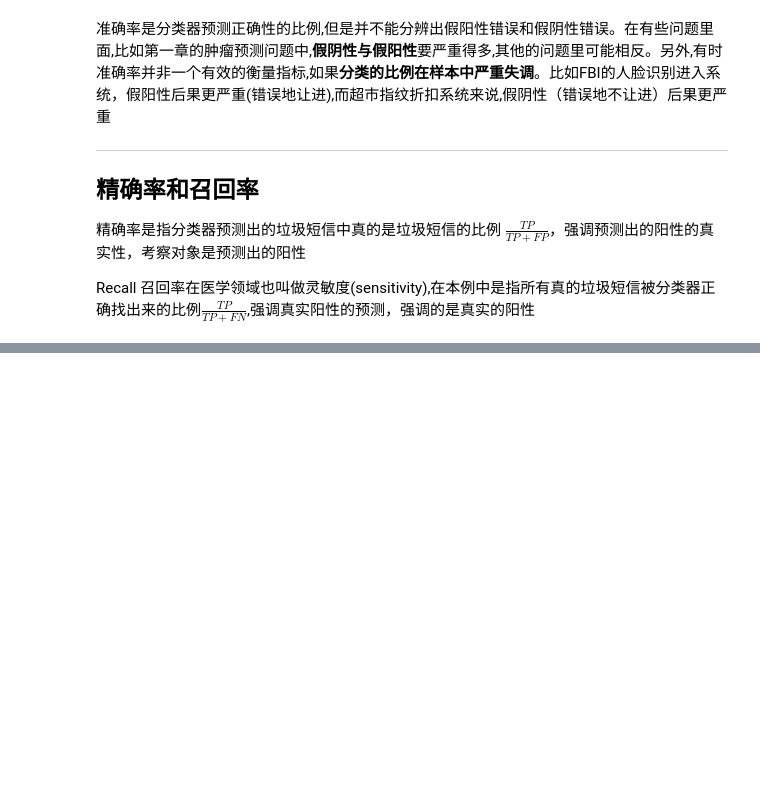
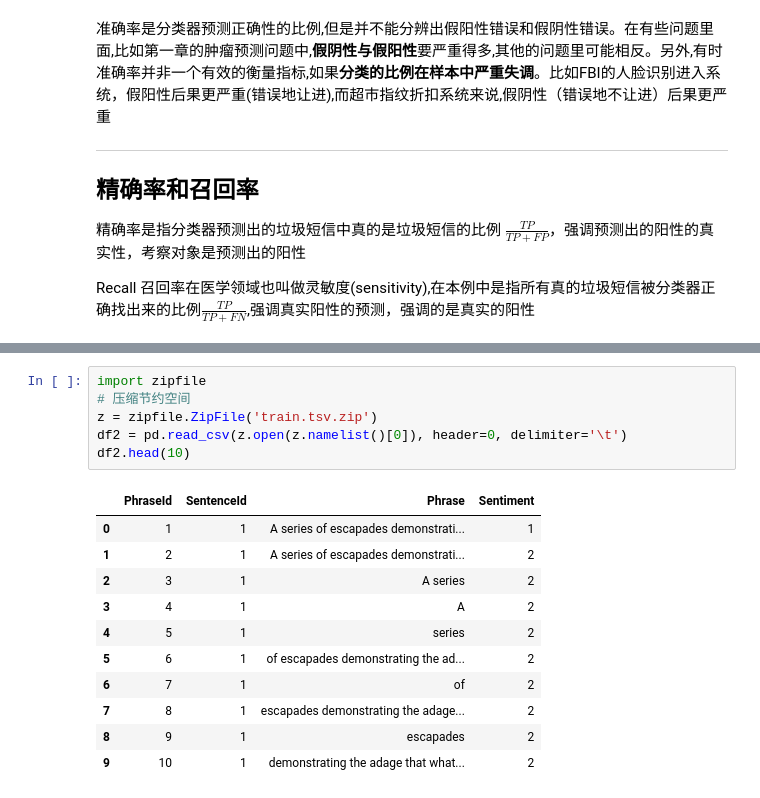
Before and after one commit to DragonFive/sklearn_ml, a Jupyter notebook: logistic-regression.ipynb, the cells around one changed output, grey strips where cells are left out. Cells and saved outputs as stored; diff of their text form; blank space fills up the shorter version.

```diff
--- a/logistic-regression.ipynb
+++ b/logistic-regression.ipynb
@@ -170,0 +272,18 @@ ValueError: 'prediction' is not a valid scoring value. Valid options are ['accur
+# %%
+import zipfile
+# 压缩节约空间
+z = zipfile.ZipFile('train.tsv.zip')
+df2 = pd.read_csv(z.open(z.namelist()[0]), header=0, delimiter='\t')
+df2.head(10)
+# %% [output]
+|  | PhraseId | SentenceId | Phrase | Sentiment |
+| 0 | 1 | 1 | A series of escapades demonstrati... | 1 |
+| 1 | 2 | 1 | A series of escapades demonstrati... | 2 |
+| 2 | 3 | 1 | A series | 2 |
+| 3 | 4 | 1 | A | 2 |
+| 4 | 5 | 1 | series | 2 |
+| 5 | 6 | 1 | of escapades demonstrating the ad... | 2 |
+| 6 | 7 | 1 | of | 2 |
+| 7 | 8 | 1 | escapades demonstrating the adage... | 2 |
+| 8 | 9 | 1 | escapades | 2 |
+| 9 | 10 | 1 | demonstrating the adage that what... | 2 |
```
Also changed, not shown: parts of 14 cells of this notebook.
